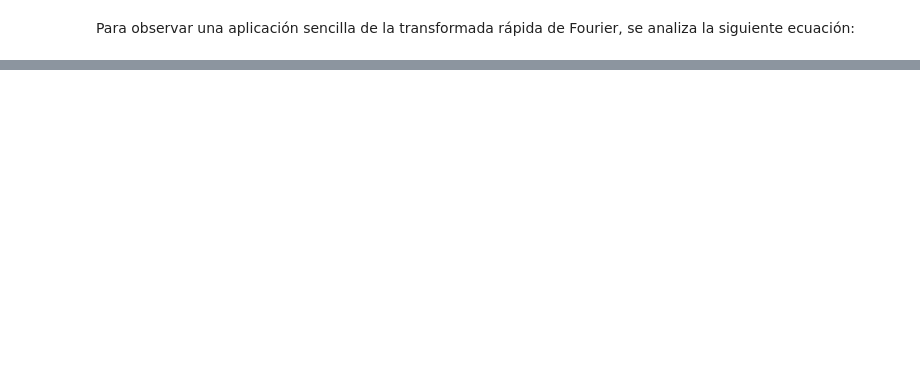
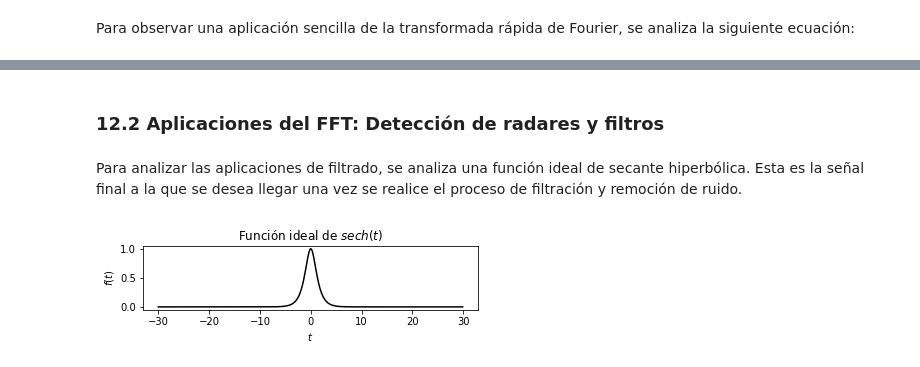
Before and after one commit to nvalencia/Herramientas-Computacionales-IMEC3602, a Jupyter notebook: Talleres/Taller 4/Taller 4.ipynb, the cells around one changed output, grey strips where cells are left out. Saved outputs shown, nothing was run; the diff lists cells and outputs as text; code cells hidden in the pictures; blank space fills up the shorter version.

```diff
--- a/Talleres/Taller 4/Taller 4.ipynb
+++ b/Talleres/Taller 4/Taller 4.ipynb
@@ -37,0 +152,20 @@ plt.show()
+# %% [markdown]
+### 12.2 Aplicaciones del FFT: Detección de radares y filtros
+# %% [markdown]
+Para analizar las aplicaciones de filtrado, se analiza una función ideal de secante hiperbólica. Esta es la señal final a la que se desea llegar una vez se realice el proceso de filtración y remoción de ruido.
+# %%
+L2=30 #tiempo a discretizar
+n2=512 #modos de Fourier 2^9
+t2=linspace(-L2,L2,n2+1)
+t=t2[0:n2] #Discrerización del tiempo
+k2=(2*pi/(2*L2))*np.concatenate((np.arange(0,n2/2),np.arange(-n2/2,0))) #reescalamiento al dominio 2pi
+u3=1/cosh(t) #señal ideal en dominio temporal
+figure(1)
+subplot(311)
+plot(t,u3,'k')
+xlabel('$t$')
+ylabel('$f(t)$')
+title('Función ideal de $sech(t)$')
+show()
+# %% [output]
+[figure, added]
```
Also changed, not shown: parts of 28 cells of this notebook.
